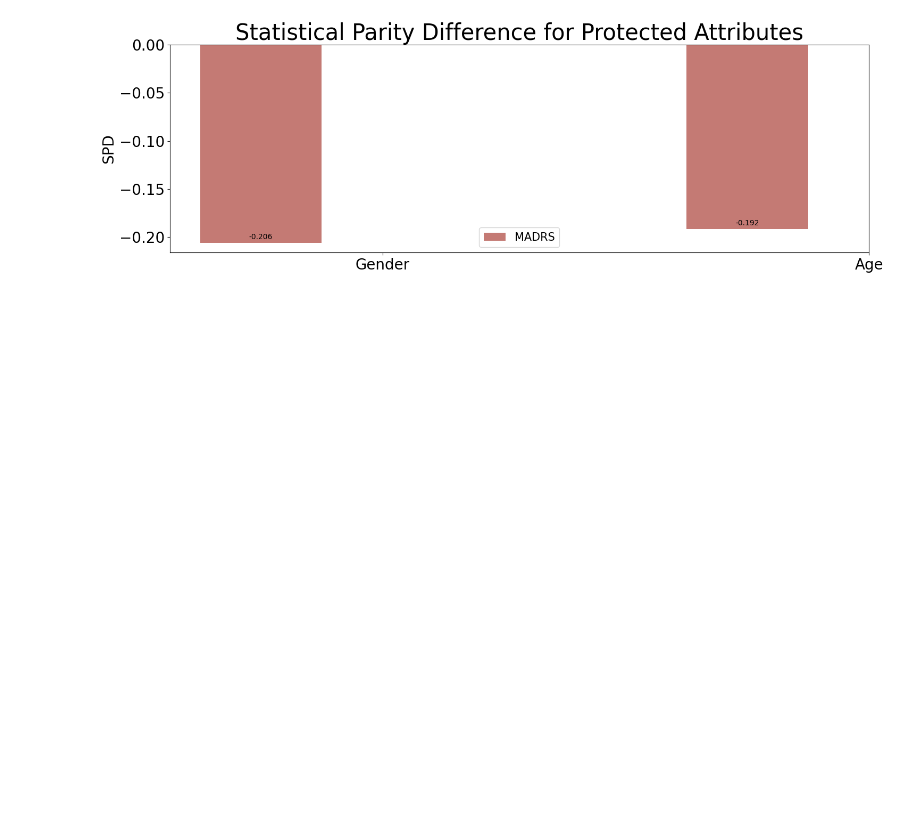
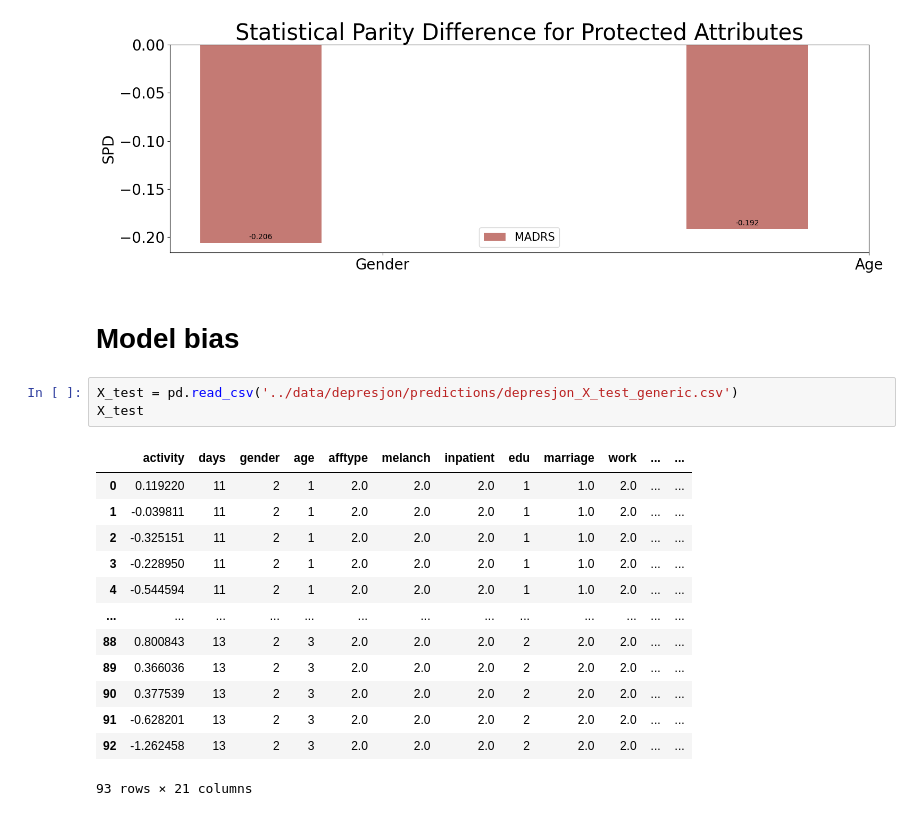
Before and after one commit to kcristinaa/-un-fairness-evaluation, a Jupyter notebook: notebooks_fairness_evaluation/depresjon_fairness.ipynb, the cells around one changed output. Cells and saved outputs as stored; diff of their text form; blank space fills up the shorter version.

```diff
--- a/notebooks_fairness_evaluation/depresjon_fairness.ipynb
+++ b/notebooks_fairness_evaluation/depresjon_fairness.ipynb
@@ -270,3 +270,22 @@ plt.show()
 # %% [output]
 WARNING:matplotlib.backends.backend_ps:The PostScript backend does not support transparency; partially transparent artists will be rendered opaque.
 [figure]
+# %% [markdown]
+# Model bias
+# %%
+X_test = pd.read_csv('../data/depresjon/predictions/depresjon_X_test_generic.csv')
+X_test
+# %% [output]
+|  | activity | days | gender | age | afftype | melanch | inpatient | edu | marriage | work | ... | ... |
+| 0 | 0.119220 | 11 | 2 | 1 | 2.0 | 2.0 | 2.0 | 1 | 1.0 | 2.0 | ... | ... |
+| 1 | -0.039811 | 11 | 2 | 1 | 2.0 | 2.0 | 2.0 | 1 | 1.0 | 2.0 | ... | ... |
+| 2 | -0.325151 | 11 | 2 | 1 | 2.0 | 2.0 | 2.0 | 1 | 1.0 | 2.0 | ... | ... |
+| 3 | -0.228950 | 11 | 2 | 1 | 2.0 | 2.0 | 2.0 | 1 | 1.0 | 2.0 | ... | ... |
+| 4 | -0.544594 | 11 | 2 | 1 | 2.0 | 2.0 | 2.0 | 1 | 1.0 | 2.0 | ... | ... |
+| ... | ... | ... | ... | ... | ... | ... | ... | ... | ... | ... | ... | ... |
+| 88 | 0.800843 | 13 | 2 | 3 | 2.0 | 2.0 | 2.0 | 2 | 2.0 | 2.0 | ... | ... |
+| 89 | 0.366036 | 13 | 2 | 3 | 2.0 | 2.0 | 2.0 | 2 | 2.0 | 2.0 | ... | ... |
+| 90 | 0.377539 | 13 | 2 | 3 | 2.0 | 2.0 | 2.0 | 2 | 2.0 | 2.0 | ... | ... |
+| 91 | -0.628201 | 13 | 2 | 3 | 2.0 | 2.0 | 2.0 | 2 | 2.0 | 2.0 | ... | ... |
+| 92 | -1.262458 | 13 | 2 | 3 | 2.0 | 2.0 | 2.0 | 2 | 2.0 | 2.0 | ... | ... |
+93 rows × 21 columns
```
Also changed, not shown: parts of 6 cells of this notebook, 9 other files.
